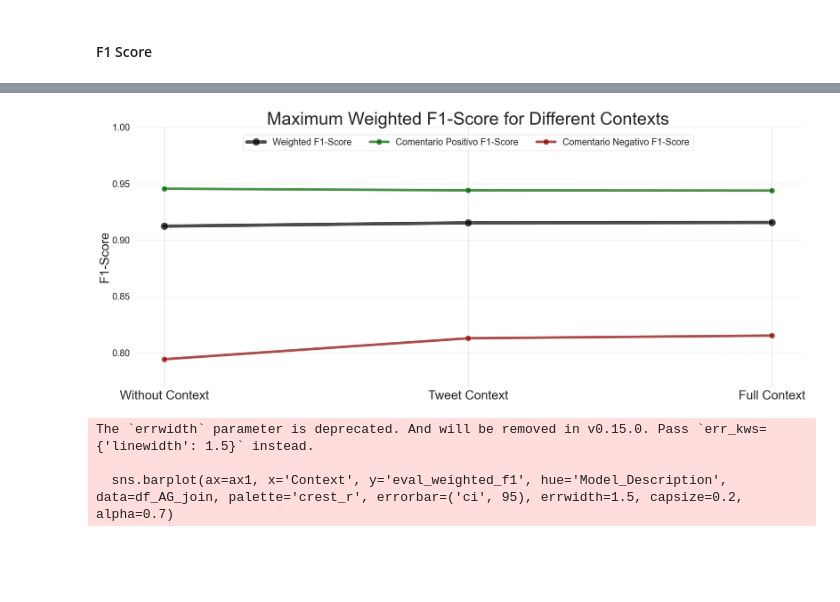
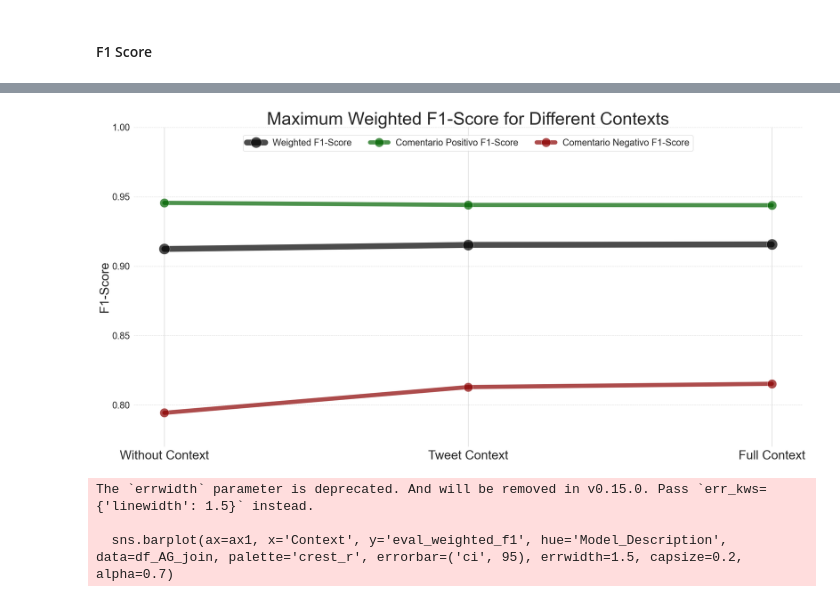
Before and after one commit to jorgegarcelan/HS-Detection-SeAcabo, a Jupyter notebook: DeepLearning/Plots.ipynb, the cells around one changed output, grey strips where cells are left out. Cells and saved outputs as stored; diff of their text form; code cells hidden in the pictures; blank space fills up the shorter version.

Commit message:
updated plots

```diff
--- a/DeepLearning/Plots.ipynb
+++ b/DeepLearning/Plots.ipynb
@@ -101,45 +101,45 @@ sns.set(style="whitegrid")
 y_max = 1.05
 
 # Create a figure with subplots using GridSpec
-fig = plt.figure(figsize=(24, 10))
+fig = plt.figure(figsize=(24, 12))
 gs = GridSpec(1, 1, figure=fig)
 
 # Plot
 ax1 = fig.add_subplot(gs[0, 0])
 
 # Plot lines
-sns.lineplot(ax=ax1, x='Context', y='eval_weighted_f1', data=context_grouped, marker='o', linewidth=8, markersize=18, alpha=0.7, color="black", label="Weighted F1-Score")
+sns.lineplot(ax=ax1, x='Context', y='eval_weighted_f1', data=context_grouped, marker='o', linewidth=14, markersize=26, alpha=0.7, color="black", label="Weighted F1-Score")
 for i, label in enumerate(labels):
-    sns.lineplot(ax=ax1, x='Context', y=f'eval_{label}_f1-score', data=context_grouped, marker='o', linewidth=6, markersize=14, alpha=0.7, color=colors[i], label=f"{label} F1-Score")
+    sns.lineplot(ax=ax1, x='Context', y=f'eval_{label}_f1-score', data=context_grouped, marker='o', linewidth=10, markersize=22, alpha=0.7, color=colors[i], label=f"{label} F1-Score")
 
 ax1.set_title('Maximum Weighted F1-Score for Different Contexts', fontsize=42)
 ax1.set_xlabel('', fontsize=18)
 ax1.set_ylabel('F1-Score', fontsize=30)
 ax1.tick_params(axis='x', labelsize=30)
 ax1.tick_params(axis='y', labelsize=22)
 ax1.set_ylim(0.77, 1)
 
 # Move legend to the top
 ax1.legend(loc='upper center', bbox_to_anchor=(0.5, 0.99), ncol=4, fontsize=22)
 
 # Add a grid to improve readability
 ax1.grid(axis='y', linestyle='--', alpha=0.7)
 
 # Remove spines for a clean look
 ax1.spines['top'].set_visible(False)
 ax1.spines['right'].set_visible(False)
 ax1.spines['left'].set_visible(False)
 ax1.spines['bottom'].set_visible(False)
 
 # Show the plot
 plt.tight_layout()
 
 # Save the plot as a PDF file
 plt.savefig("../../../IMAGES/Análisis General/DL/DL_Experiments in _Análisis General_ weightedF1_max.pdf", format='pdf')
 
 plt.show()
 # %% [output]
-[figure, old version]
+[figure, new version]
 # %%
 # Set Seaborn style
 sns.set(style="whitegrid")
```
Also changed, not shown: parts of 5 cells of this notebook.
